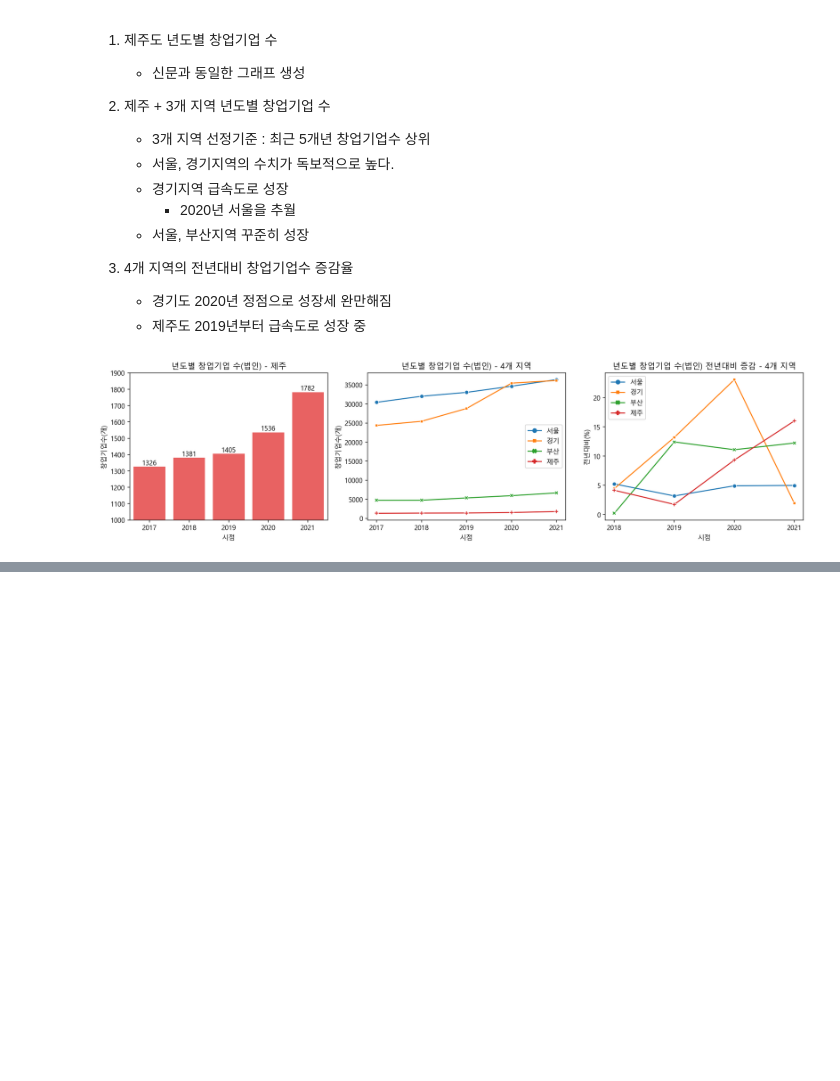
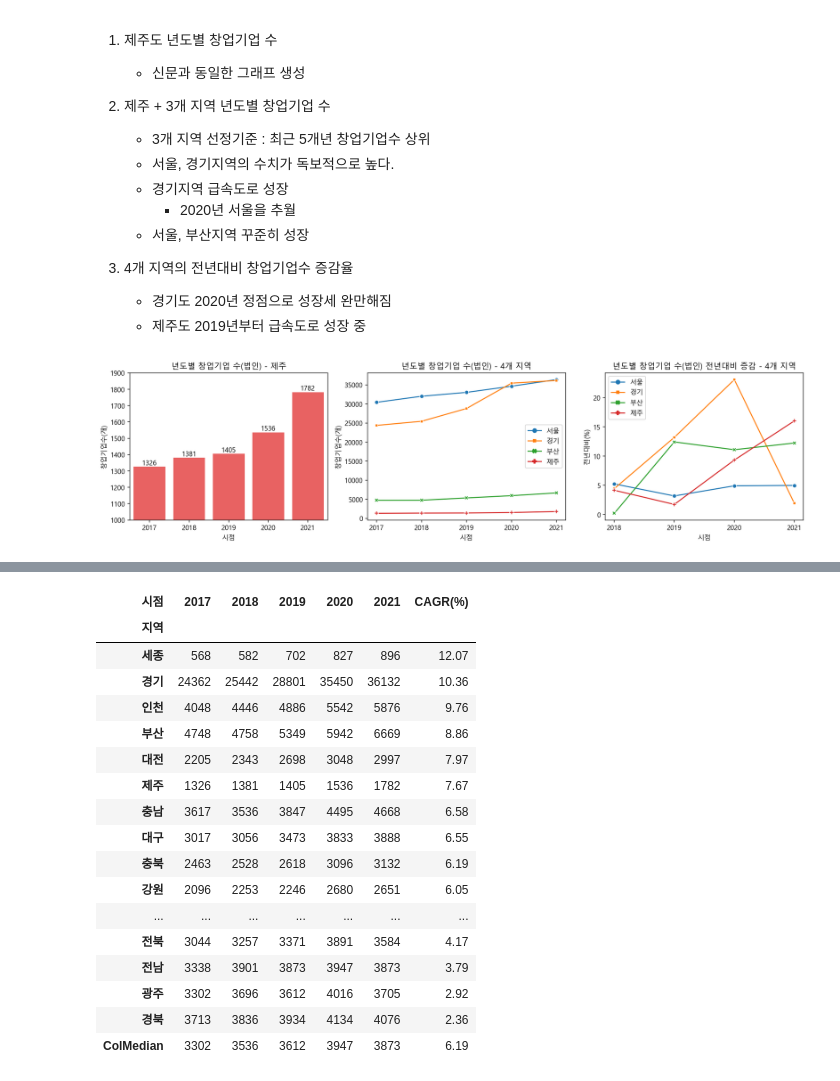
Before and after one commit to jayblue27/portfolio, a Jupyter notebook: mini/17-21년_제주도_창업기업수(법인)_시각화/note.ipynb, the cells around one changed output, grey strips where cells are left out. Drawn from its saved outputs; the diff is of its cells as text; code cells hidden in the pictures; blank space fills up the shorter version.

Commit message:
CAGR(연평균성장률)컬럼 추가 및 분석 진행

```diff
--- a/mini/17-21년_제주도_창업기업수(법인)_시각화/note.ipynb
+++ b/mini/17-21년_제주도_창업기업수(법인)_시각화/note.ipynb
@@ -115,8 +115,10 @@ memory usage: 8.6+ KB
 ### 시각화 및 분석
 # %%
 # 최근 5개년 창업기업수 상위 5개 지역
+# 법인만 추출 & 전국 데이터 제거
 cond = (df['항목']=='법인') & ~(df['지역']=='전국')
-df[cond].groupby('지역')['창업기업수(개)'].sum().nlargest(5).reset_index()
+df_flt = df[cond]
+df_flt.groupby('지역')['창업기업수(개)'].sum().nlargest(5).reset_index()
 # %% [output]
 |  | 지역 | 창업기업수(개) |
 | 0 | 서울 | 166461 |
@@ -198,0 +205,5 @@ plt.show()
+# %%
+# 데이터셋 준비
+df_cagr = df_flt.reset_index(drop=True).drop('항목',axis=1)
+
+df_cagr.head()
@@ -198,0 +217,6 @@ plt.show()
+# %%
+# 크로스탭 생성 : 지역vs시점
+ct = pd.crosstab(index = df_cagr['지역'], columns = df_cagr['시점'],
+                 values = df_cagr['창업기업수(개)'], aggfunc='sum')\
+        .sort_values('2017', ascending=False)
+ct
@@ -198,0 +243,3 @@ plt.show()
+# %%
+# CAGR 컬럼 생성
+ct['CAGR(%)'] = ((ct['2021']/ct['2017']) ** (1/ (2021-2017)) - 1) * 100
@@ -198,0 +252,26 @@ plt.show()
+# %%
+# 전국 CAGR median index 생성 및 백그라운드 설정
+ct_cagr_sorted = ct.sort_values('CAGR(%)', ascending=False)
+ct_cagr_sorted.loc['ColMedian', :] = ct_cagr_sorted.median()
+ct_cagr_sorted[['2017','2018','2019','2020','2021']] = ct_cagr_sorted[['2017','2018','2019','2020','2021']].astype(int)
+
+ct_cagr_sorted.style.background_gradient(axis=0, gmap=ct_cagr_sorted['CAGR(%)'], cmap='RdYlGn', subset=['CAGR(%)']).format(precision=2)
+# %% [output]
+| 시점 | 2017 | 2018 | 2019 | 2020 | 2021 | CAGR(%) |
+| 지역 |  |  |  |  |  |  |
+| 세종 | 568 | 582 | 702 | 827 | 896 | 12.07 |
+| 경기 | 24362 | 25442 | 28801 | 35450 | 36132 | 10.36 |
+| 인천 | 4048 | 4446 | 4886 | 5542 | 5876 | 9.76 |
+| 부산 | 4748 | 4758 | 5349 | 5942 | 6669 | 8.86 |
+| 대전 | 2205 | 2343 | 2698 | 3048 | 2997 | 7.97 |
+| 제주 | 1326 | 1381 | 1405 | 1536 | 1782 | 7.67 |
+| 충남 | 3617 | 3536 | 3847 | 4495 | 4668 | 6.58 |
+| 대구 | 3017 | 3056 | 3473 | 3833 | 3888 | 6.55 |
+| 충북 | 2463 | 2528 | 2618 | 3096 | 3132 | 6.19 |
+| 강원 | 2096 | 2253 | 2246 | 2680 | 2651 | 6.05 |
+| ... | ... | ... | ... | ... | ... | ... |
+| 전북 | 3044 | 3257 | 3371 | 3891 | 3584 | 4.17 |
+| 전남 | 3338 | 3901 | 3873 | 3947 | 3873 | 3.79 |
+| 광주 | 3302 | 3696 | 3612 | 4016 | 3705 | 2.92 |
+| 경북 | 3713 | 3836 | 3934 | 4134 | 4076 | 2.36 |
+| ColMedian | 3302 | 3536 | 3612 | 3947 | 3873 | 6.19 |
```
Also changed, not shown: parts of 4 cells of this notebook.
